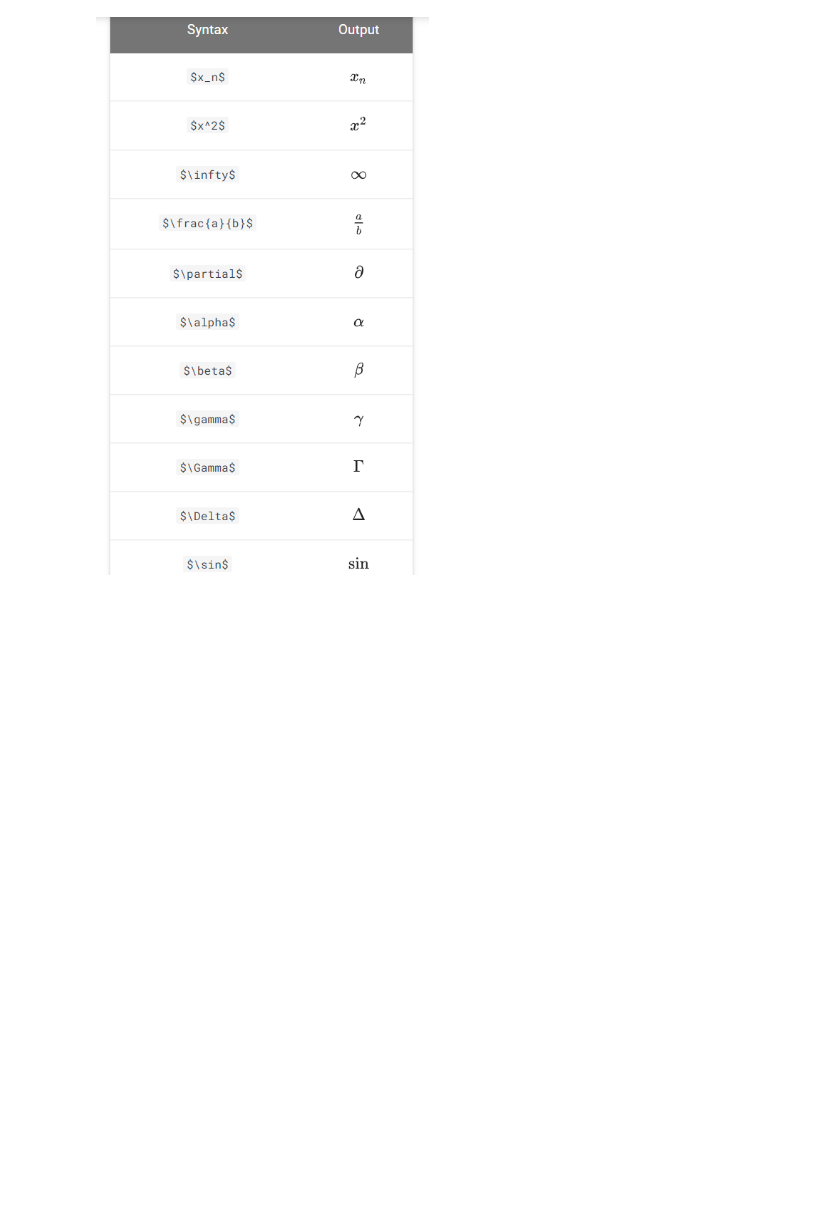
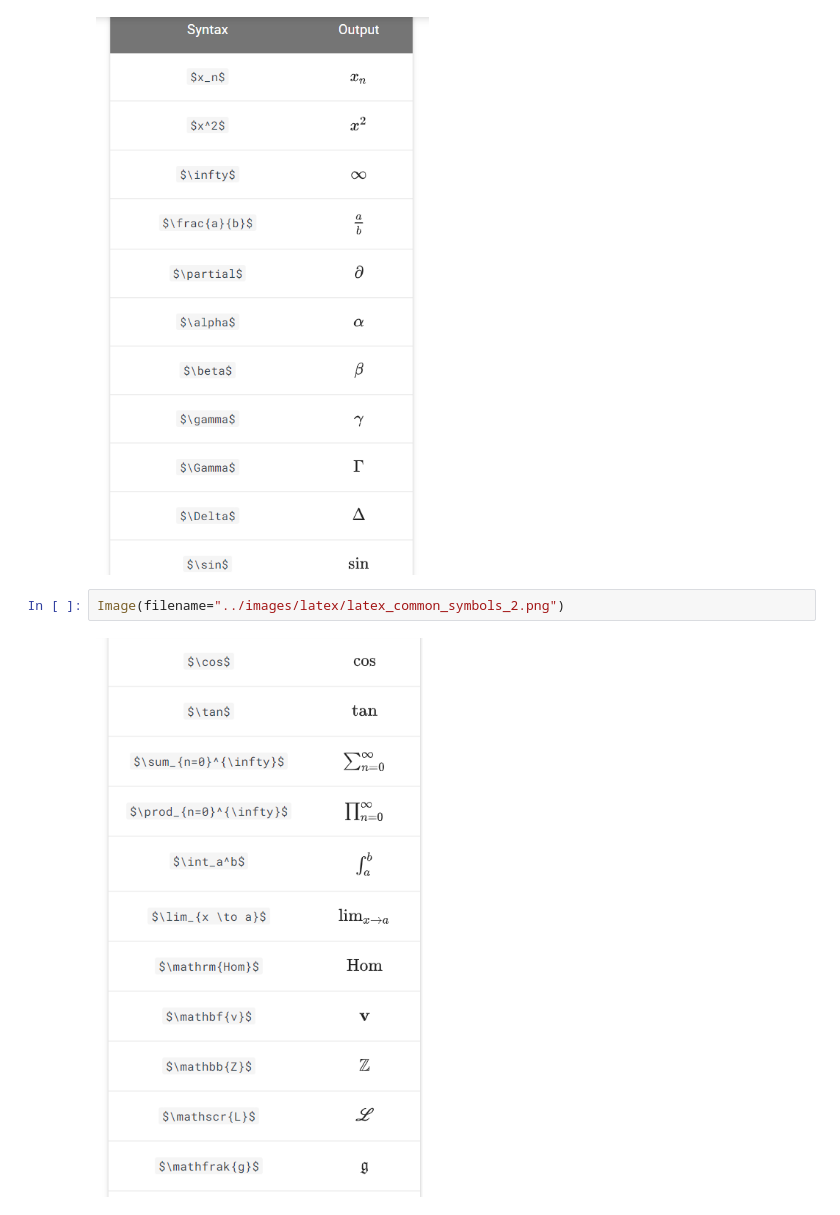
Before and after one commit to smsrikanthreddy/blog, a Jupyter notebook: _notebooks/2021-04-17-Math-and-Jupyter-commands-in-Notebook.ipynb, the cells around one changed output. Cells and saved outputs as stored; diff of their text form; blank space fills up the shorter version.

Commit message:
latex others

```diff
--- a/_notebooks/2021-04-17-Math-and-Jupyter-commands-in-Notebook.ipynb
+++ b/_notebooks/2021-04-17-Math-and-Jupyter-commands-in-Notebook.ipynb
@@ -58,3 +58,7 @@ from IPython.display import Image
 Image(filename="../images/latex/latex_common_symbols_1.png")
 # %% [output]
 [figure]
+# %%
+Image(filename="../images/latex/latex_common_symbols_2.png")
+# %% [output]
+[figure, added]
```
Also changed, not shown: parts of 18 cells of this notebook.
